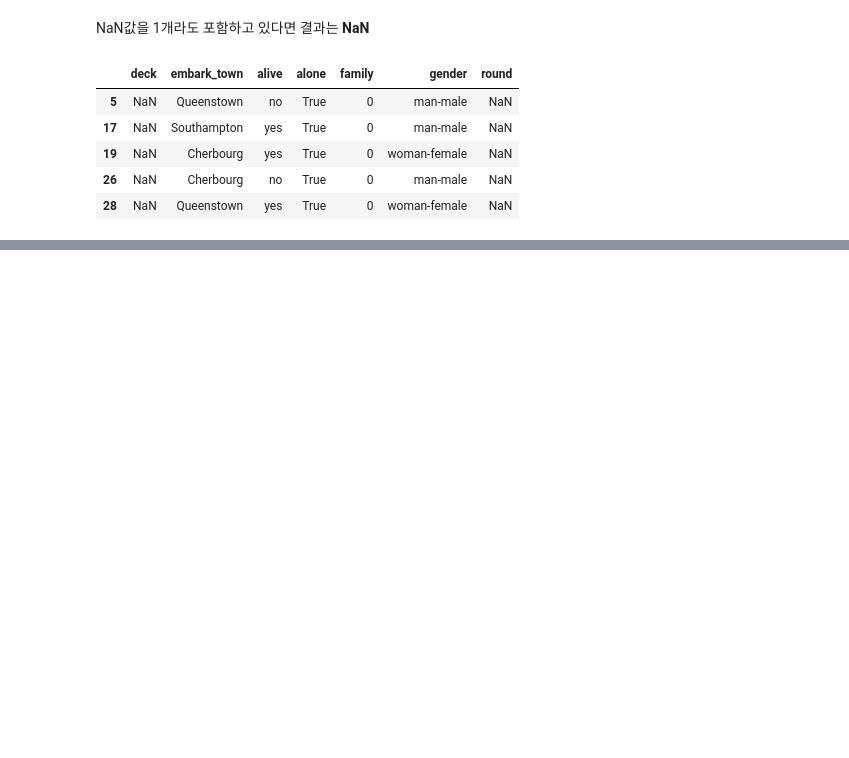
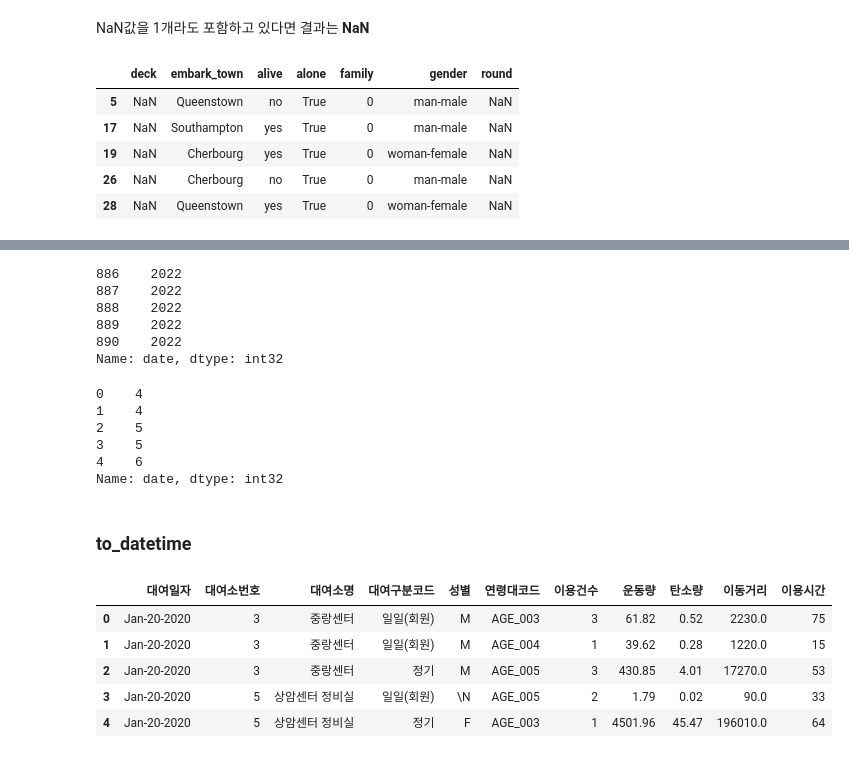
Before and after one commit to HeeJu-XiJu/TIL, a Jupyter notebook: Pandas/06_전처리,추가,삭제.ipynb, the cells around one changed output, grey strips where cells are left out. Drawn from its saved outputs; the diff is of its cells as text; code cells hidden in the pictures; blank space fills up the shorter version.

```diff
--- a/Pandas/06_전처리,추가,삭제.ipynb
+++ b/Pandas/06_전처리,추가,삭제.ipynb
@@ -180,0 +252,30 @@ df1.loc[df1['age'].isnull(), 'deck':].head()
+# %%
+df1['date'].dt.year.tail()
+# %% [output]
+886    2022
+887    2022
+888    2022
+889    2022
+890    2022
+Name: date, dtype: int32
+# %%
+df1['date'].dt.dayofweek.head()
+# %% [output]
+0    4
+1    4
+2    5
+3    5
+4    6
+Name: date, dtype: int32
+# %% [markdown]
+### to_datetime
+# %%
+df2 = pd.read_csv('data/seoul_bicycle.csv')
+df2.head()
+# %% [output]
+|  | 대여일자 | 대여소번호 | 대여소명 | 대여구분코드 | 성별 | 연령대코드 | 이용건수 | 운동량 | 탄소량 | 이동거리 | 이용시간 |
+| 0 | Jan-20-2020 | 3 | 중랑센터 | 일일(회원) | M | AGE_003 | 3 | 61.82 | 0.52 | 2230.0 | 75 |
+| 1 | Jan-20-2020 | 3 | 중랑센터 | 일일(회원) | M | AGE_004 | 1 | 39.62 | 0.28 | 1220.0 | 15 |
+| 2 | Jan-20-2020 | 3 | 중랑센터 | 정기 | M | AGE_005 | 3 | 430.85 | 4.01 | 17270.0 | 53 |
+| 3 | Jan-20-2020 | 5 | 상암센터 정비실 | 일일(회원) | \N | AGE_005 | 2 | 1.79 | 0.02 | 90.0 | 33 |
+| 4 | Jan-20-2020 | 5 | 상암센터 정비실 | 정기 | F | AGE_003 | 1 | 4501.96 | 45.47 | 196010.0 | 64 |
```
Also changed, not shown: parts of 32 cells of this notebook.
